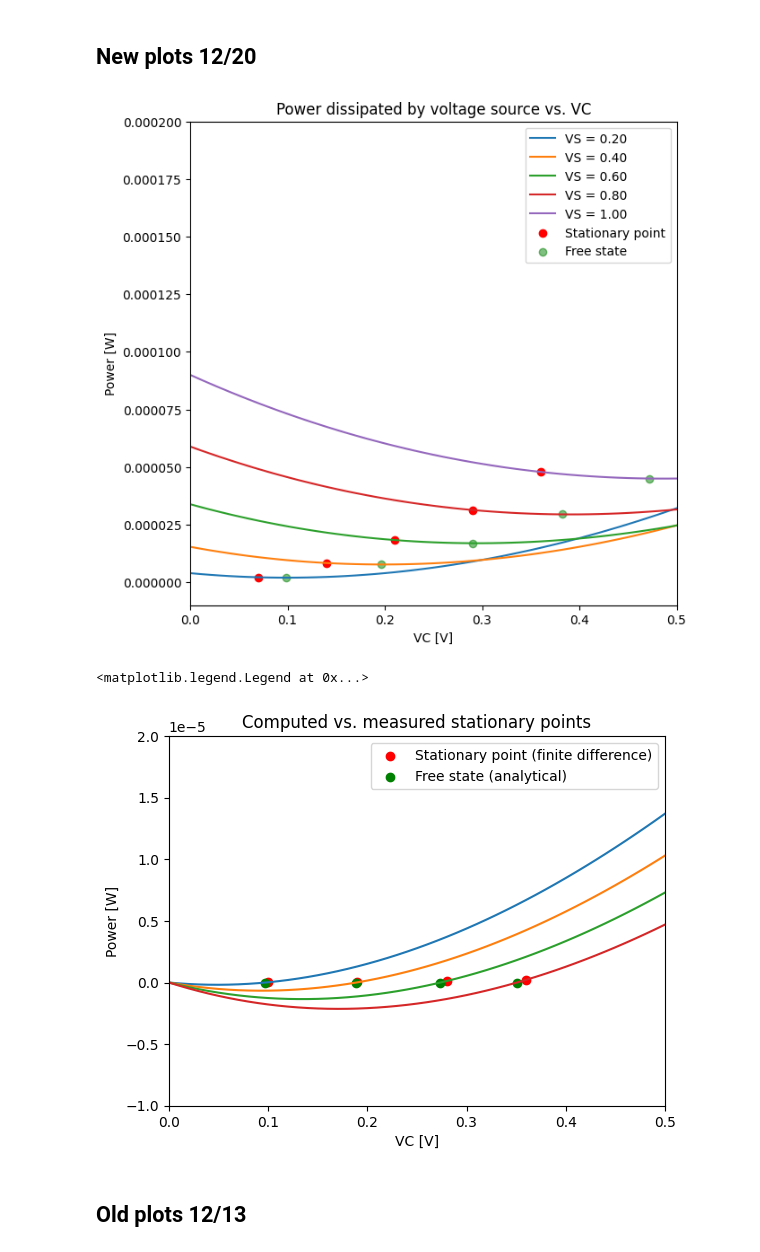
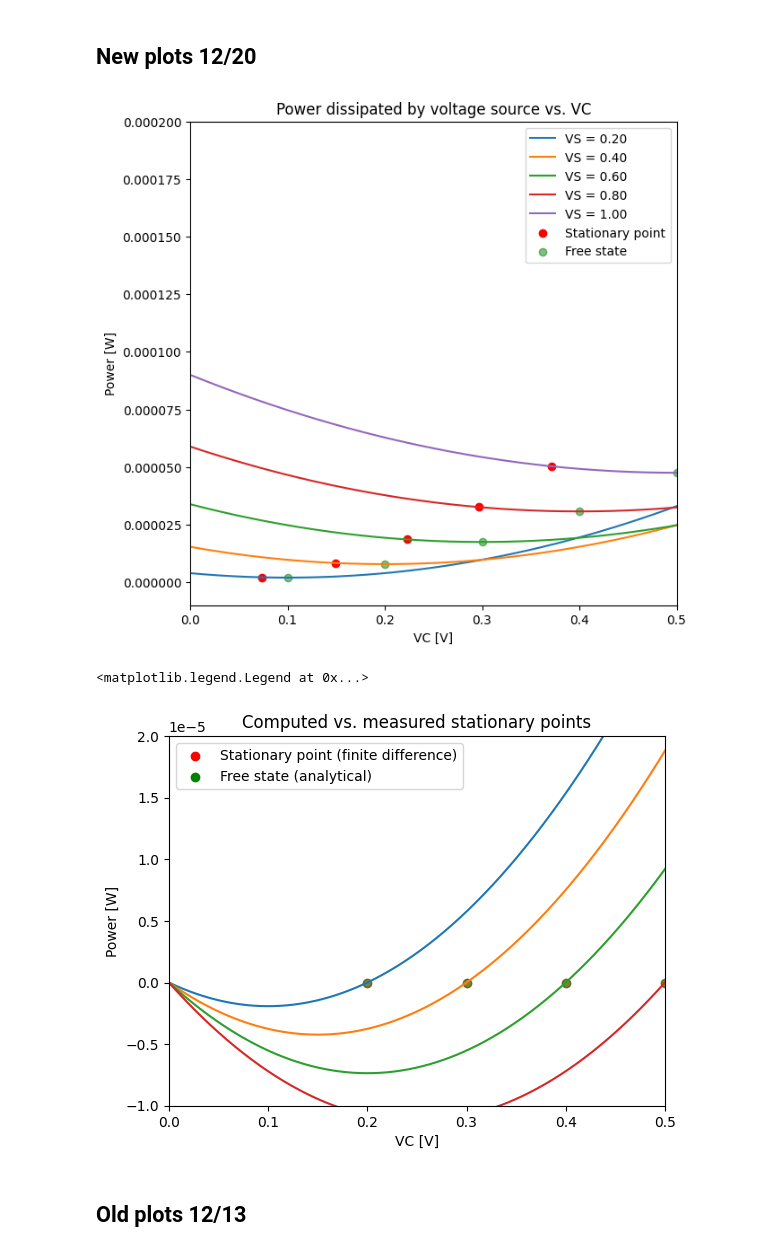
Before and after one commit to Ma-Lab-Cal/self-learning-machines, a Jupyter notebook: stationary_points.ipynb, the cells around one changed output. Cells and saved outputs as stored; diff of their text form; code cells hidden in the pictures.

```diff
--- a/stationary_points.ipynb
+++ b/stationary_points.ipynb
@@ -123,7 +125,7 @@ plt.show()
 # %%
 VG1 = 5
 VG2 = 5
-clamp_sweep = np.arange(0, 1, 0.01)
+clamp_sweep = np.arange(0, 1, 0.001)
 source_vals = np.linspace(0.2, 1, 5)
 
 powers = []
@@ -138,8 +140,12 @@ Vin N003 0 {VS}
 M2 N001 N006 P001 P001 NMOS
 Vout P001 0 0
 VC N001 0 0
-VG1 N005 0 {VG1}
-VG2 N006 0 {VG2}
+* Ground-referenced VG
+* VG1 N005 0 {VG1}
+* VG2 N006 0 {VG2}
+* Source-referenced VG
+VG1 N005 N001 {VG1}
+VG2 N006 P001 {VG2}
 .model NMOS NMOS
 .model PMOS PMOS
 .lib /Users/lancemathias/Library/Application Support/LTspice/lib/cmp/standard.mos
@@ -162,8 +168,12 @@ M1 N003 N005 N001 N001 NMOS
 Vin N003 0 {VS}
 M2 N001 N006 P001 P001 NMOS
 Vout P001 0 0
-VG1 N005 0 {VG1}
-VG2 N006 0 {VG2}
+* Ground-referenced VG
+* VG1 N005 0 {VG1}
+* VG2 N006 0 {VG2}
+* Source-referenced VG
+VG1 N005 N001 {VG1}
+VG2 N006 P001 {VG2}
 .model NMOS NMOS
 .model PMOS PMOS
 .lib /Users/lancemathias/Library/Application Support/LTspice/lib/cmp/standard.mos
@@ -249,27 +259,27 @@ plt.xlabel('VC [V]')
 plt.ylabel('Power [W]')
 plt.show()
 # %% [output]
-[figure, old version]
+[figure, new version]
 # %%
 # verification that our free state voltages are correct
 j = 3
 plt.ylim(-1e-5, 2e-5)
 plt.xlim(0, .5)
 for j in range(1, 5):
     plt.plot(clamp_sweep, source_powers[j])
     source_zeros = np.argwhere(np.diff(np.sign(source_powers[j])))[1]+1
-    plt.scatter(clamp_sweep[source_zeros], source_powers[j][source_zeros], c='r')
-    plt.scatter(free_states[j], 0, c='g')
+    plt.scatter(clamp_sweep[source_zeros], source_powers[j][source_zeros], c='r', alpha=0.5)
+    plt.scatter(free_states[j], 0, c='g', alpha=0.5)
 
 plt.scatter([], [], c='r', label='Stationary point (finite difference)')
 plt.scatter([], [], c='g', label='Free state (analytical)')
 plt.xlabel('VC [V]')
 plt.ylabel('Power [W]')
 plt.title('Computed vs. measured stationary points')
 plt.legend()
 # %% [output]
 <matplotlib.legend.Legend at 0x...>
-[figure, old version]
+[figure, new version]
 # %% [markdown]
 ## Old plots 12/13
 # %%
```
Also changed, not shown: parts of 2 cells of this notebook, 1 other file.
